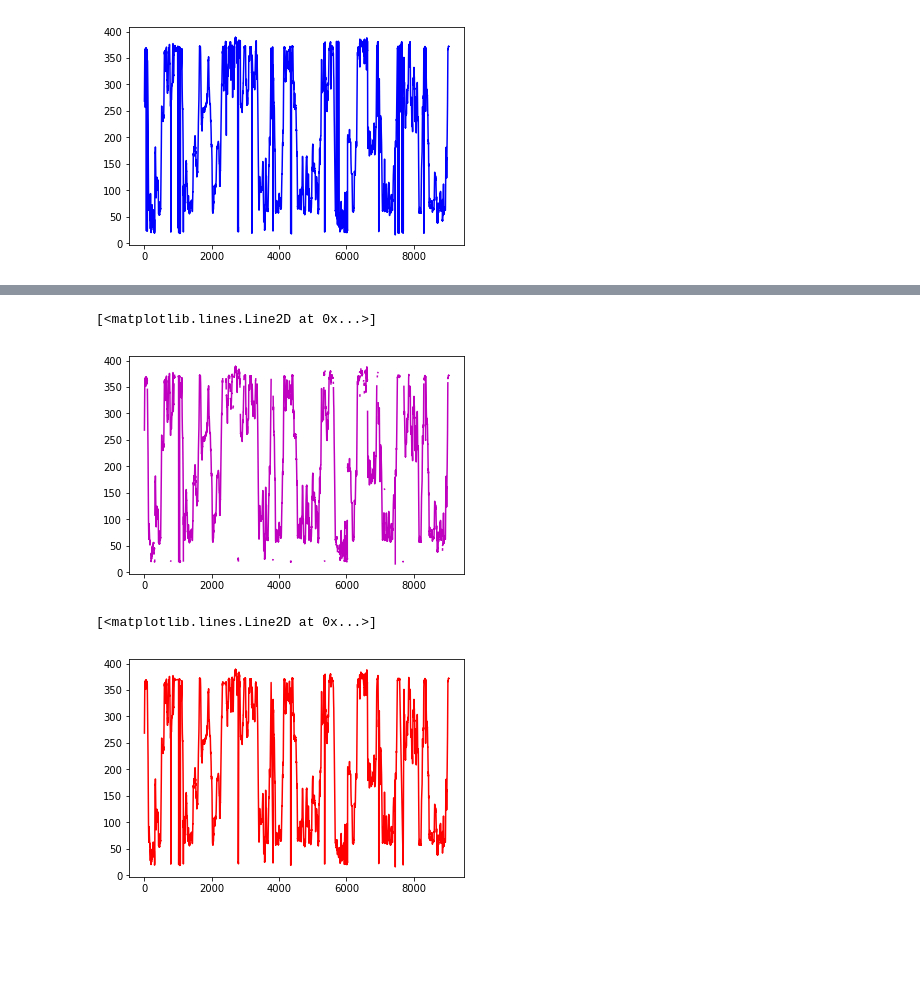
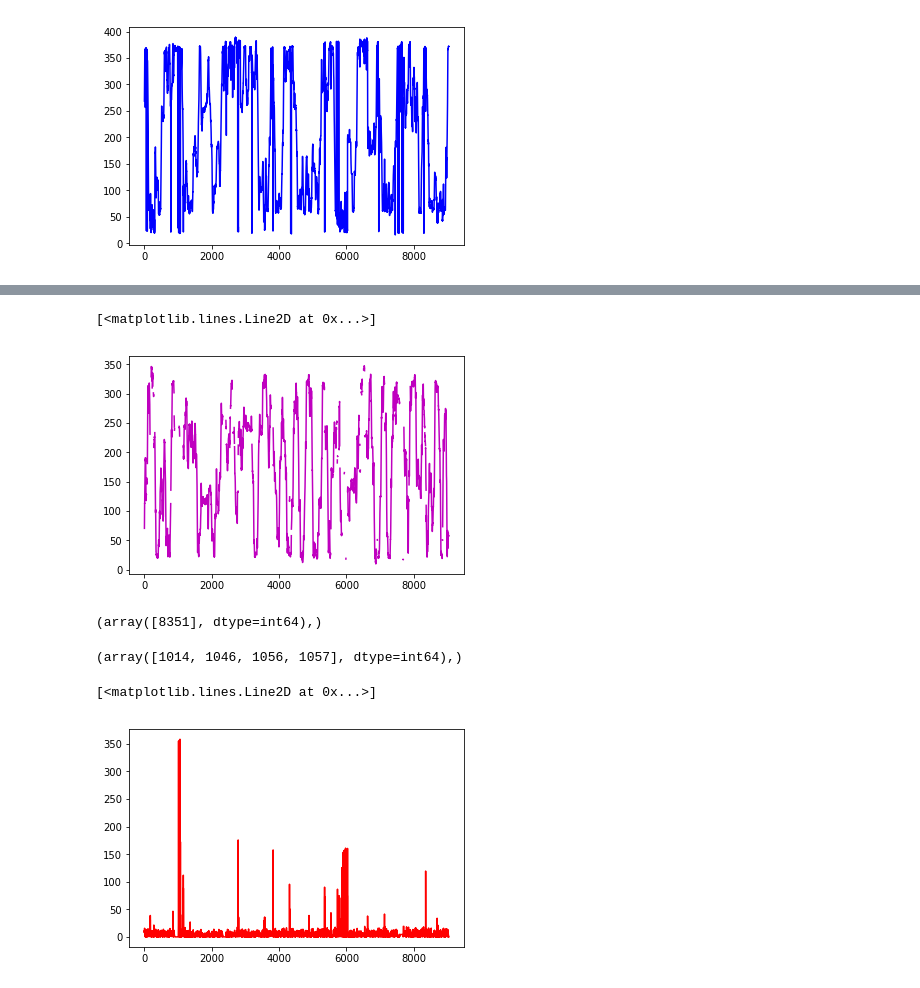
Before and after one commit to caniko/BiKiPy, a Jupyter notebook: DLCA example.ipynb, the cells around one changed output, grey strips where cells are left out. Saved outputs shown, nothing was run; the diff lists cells and outputs as text; code cells hidden in the pictures; blank space fills up the shorter version.

```diff
--- a/DLCA example.ipynb
+++ b/DLCA example.ipynb
@@ -52,3 +35,6 @@ local_file = DLCsv('test_tracking.csv')
+# %%
+path = os.path.abspath('data')
+local_file = DLCsv('test_tracking.csv', path=path)
 # %%
 import matplotlib.pylab as plt
 
@@ -71,6 +58,12 @@ plt.plot(time, y_n, 'b-')
 [<matplotlib.lines.Line2D at 0x...>]
 [figure]
 # %%
-clean = local_file.clean(min_like=0.95, max_dif=50, save=False)
+clean = local_file.clean(min_like=0.95, max_vel=100, save=False)
+x = clean.loc[:, ('nose', 'x')].values
+y = clean.loc[:, ('nose', 'y')].values
+
+velocity = np.sqrt(np.diff(x) ** 2 + np.diff(y) ** 2)
+time_v = np.arange(len(x_n)-1)
+
 x_nc = clean.nose.x
 y_nc = clean.nose.y
@@ -77,14 +75,27 @@ y_nc = clean.nose.y
 # %%
-plt.plot(time, y_nc, 'm-')
+plt.plot(time, x_nc, 'm-')
 # %% [output]
 [<matplotlib.lines.Line2D at 0x...>]
-[figure, old version]
+[figure, new version]
+# %%
+np.where(velocity > 100)
+# %% [output]
+(array([8351], dtype=int64),)
 # %%
 int_pol = local_file.interpolate(method='linear', save=False)
+x = int_pol.loc[:, ('nose', 'x')].values
+y = int_pol.loc[:, ('nose', 'y')].values
+
+velocity = np.sqrt(np.diff(x) ** 2 + np.diff(y) ** 2)
+
 x_ni = int_pol.nose.x
 y_ni = int_pol.nose.y
+
+print(np.where(velocity > 200))
+# %% [output]
+(array([1014, 1046, 1056, 1057], dtype=int64),)
 # %%
-plt.plot(time, y_ni, 'r-')
+plt.plot(time_v, velocity, 'r-')
 # %% [output]
 [<matplotlib.lines.Line2D at 0x...>]
-[figure, old version]
+[figure, new version]
```
Also changed, not shown: parts of 8 cells of this notebook, 5 other files.
